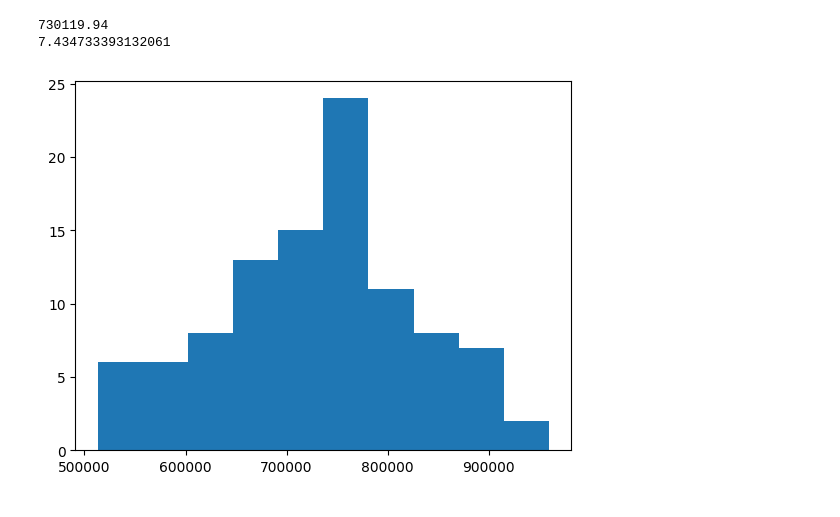
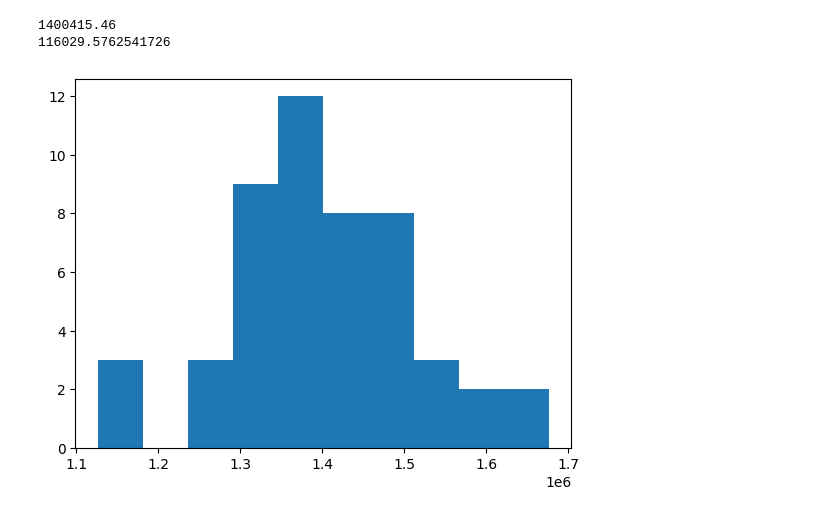
Before and after one commit to alpha-convert/dafny-typechecker-stability, a Jupyter notebook: analyze.ipynb, the cells around one changed output. Cells and saved outputs as stored; diff of their text form; code cells hidden in the pictures.

```diff
--- a/analyze.ipynb
+++ b/analyze.ipynb
@@ -68,8 +88,12 @@ print(directFrame['TestResult.Duration'].mean() / directFrame['TestResult.Durati
 # %%
-plt.hist(monadicFrame['TestResult.Duration'])
-print(monadicFrame['TestResult.Duration'].mean())
-print(monadicFrame['TestResult.Duration'].mean() / monadicFrame['TestResult.Duration'].std())
+# plt.hist(monadicFrame['TestResult.Duration'])
+# print(monadicFrame['TestResult.Duration'].mean())
+# print(monadicFrame['TestResult.Duration'].std())
+
+plt.hist(monadicFrame['TestResult.ResourceCount'])
+print(monadicFrame['TestResult.ResourceCount'].mean())
+print(monadicFrame['TestResult.ResourceCount'].std())
 # %% [output]
-730119.94
-7.434733393132061
+1400415.46
+116029.5762541726
-[figure, old version]
+[figure, new version]
```
Also changed, not shown: parts of 8 cells of this notebook.
